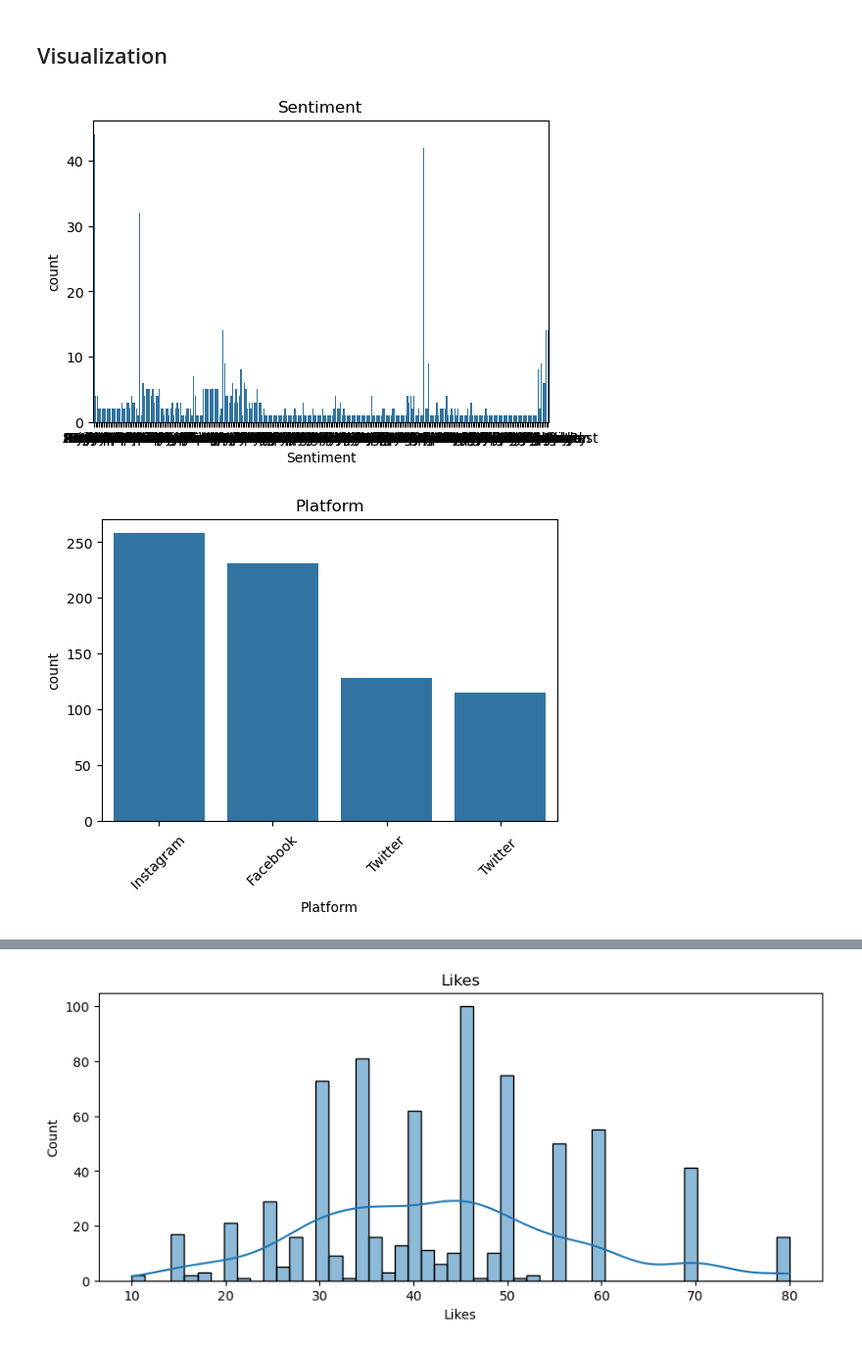
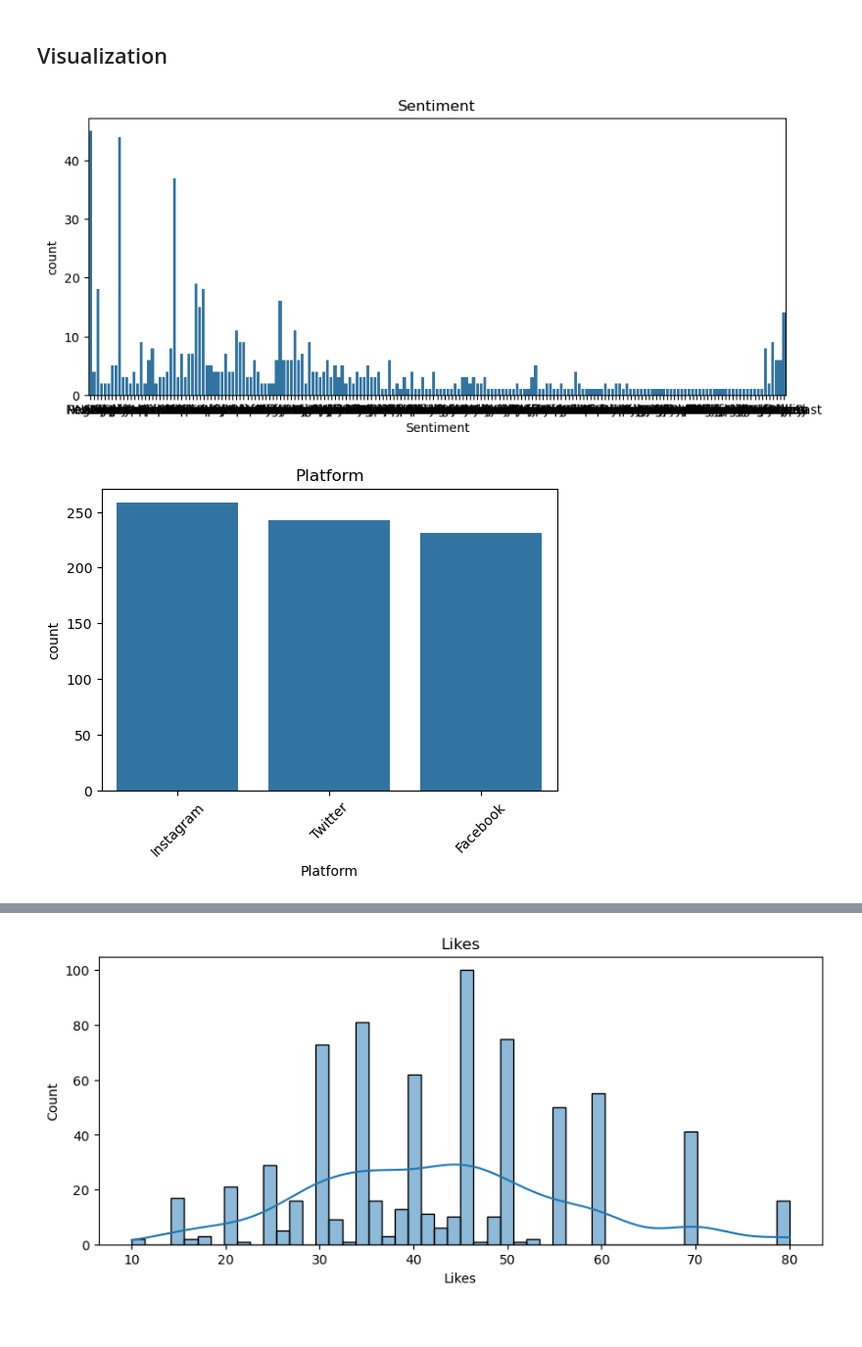
Before and after one commit to ansonczh/Data-Science-Bootcamp_InfSix_Group-project, a Jupyter notebook: data_exploration.ipynb, the cells around one changed output, grey strips where cells are left out. Shown at 98% size. Drawn from its saved outputs; the diff is of its cells as text; code cells hidden in the pictures; blank space fills up the shorter version.

```diff
--- a/data_exploration.ipynb
+++ b/data_exploration.ipynb
@@ -3,7 +3,7 @@ import pandas as pd
 import matplotlib.pyplot as plt
 import seaborn as sns
 # %%
-df = pd.read_csv("sentimentdataset.csv")
+df = pd.read_csv("data/sentimentdataset.csv")
 cols = ['Text', 'Sentiment', 'Timestamp', 'Likes', 'Retweets', 'Hashtags', 'Platform', 'Country']
 df = df[cols]
 # %% [markdown]
@@ -144,3 +144,8 @@ display(summary)
 | 5 | Hashtags | 732 | 0 | object | 697 |
 | 6 | Platform | 732 | 0 | object | 4 |
 | 7 | Country | 732 | 0 | object | 115 |
+# %%
+df['Platform'] = df['Platform'].str.strip()
+df['Sentiment'] = df['Sentiment'].str.strip()
+df['Country'] = df['Country'].str.strip()
+df['Hashtags'] = df['Hashtags'].str.strip()
@@ -147,12 +173,12 @@ display(summary)
 # %% [markdown]
 ## Visualization
 # %%
-plt.figure(figsize=(6,4))
+plt.figure(figsize=(10,4))
 sns.countplot(x='Sentiment', data=df)
 plt.title("Sentiment")
 plt.show()
 # %% [output]
-[figure, old version]
+[figure, new version]
 # %%
 plt.figure(figsize=(6,4))
 sns.countplot(x='Platform', data=df, order=df['Platform'].value_counts().index)
@@ -160,7 +186,7 @@ plt.title("Platform")
 plt.xticks(rotation=45)
 plt.show()
 # %% [output]
-[figure, old version]
+[figure, new version]
 # %%
 plt.figure(figsize=(8,4))
 top_countries = df['Country'].value_counts().head(10)
```
Also changed, not shown: parts of 3 cells of this notebook, 1 other file.
